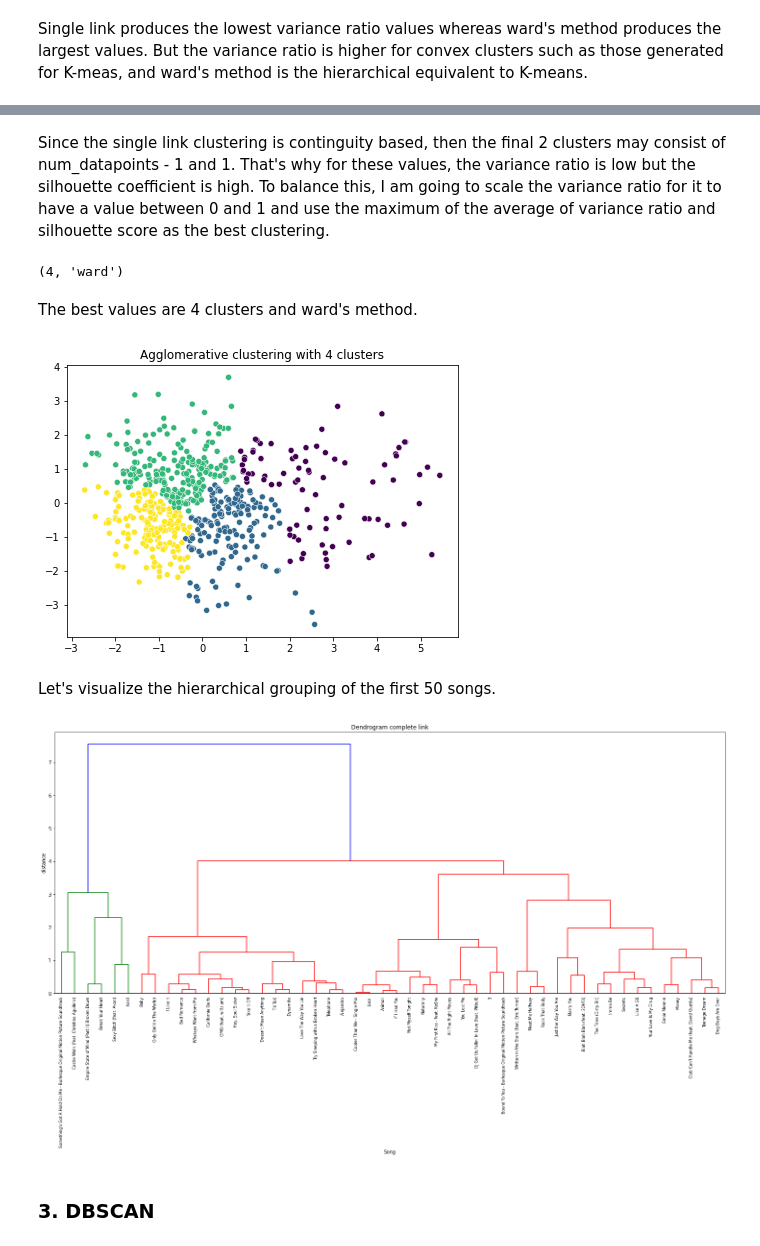
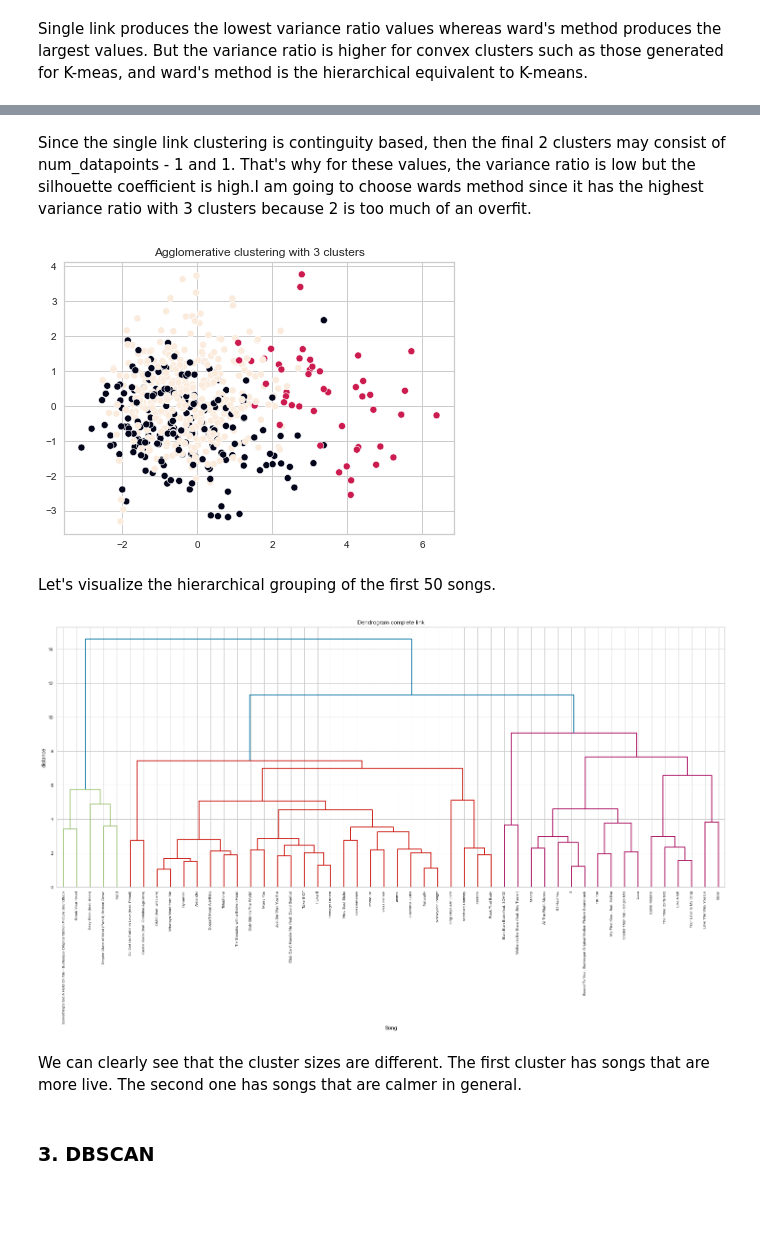
Before and after one commit to MilenaTrajanoska/spotify_top_tracks_analysis, a Jupyter notebook: clustering/clustering.ipynb, the cells around one changed output, grey strips where cells are left out. Cells and saved outputs as stored; diff of their text form; code cells hidden in the pictures; blank space fills up the shorter version.

```diff
--- a/clustering/clustering.ipynb
+++ b/clustering/clustering.ipynb
@@ -138,28 +112,27 @@ def plot_clusters(data, labels, title, centroids=None):
   plt.title(title)
   plt.show()
 # %%
-num_clusters = range(1, 10)
+num_clusters = range(1, 15)
 SSE = []
 silhouette_coefficients = []
 for k in num_clusters:
   kmeans = KMeans(n_clusters=k, max_iter=150, random_state=0)
-  kmeans.fit(decomposed_features)
+  kmeans.fit(data_no_outliers)
   SSE.append(kmeans.inertia_)
   if k != 1:
-    score = silhouette_score(decomposed_features, kmeans.labels_)
+    score = silhouette_score(data_no_outliers, kmeans.labels_)
     silhouette_coefficients.append(score)
+    plt.figure(figsize=(10,10))
+    plt.subplot(2, 7, k)
+    visualizer = SilhouetteVisualizer(kmeans, colors='yellowbrick', ax=plt.gca())
+    visualizer.fit(data_no_outliers)
+    visualizer.show()
+    plt.show()
 
 plt.figure(figsize=(10,10))
-plt.plot(range(1, 10), SSE, marker='o');
+plt.plot(range(1, 15), SSE, marker='o');
 plt.xlabel('K');
-plt.ylabel('SSE');
+plt.ylabel('SSE')
 plt.title('SSE vs Number of clusters')
 plt.show()
-
-plt.figure(figsize=(10,10))
-plt.plot(range(2, 10), silhouette_coefficients, marker='o')
-plt.xlabel("K")
-plt.ylabel("Silhouette Coefficient")
-plt.title('Silhouette score vs number of clusters')
-plt.show()
 # %% [output]
@@ -175,7 +160,7 @@ The sharp lowering of the sum of squared errors is at three clusters, after that
 # %% [markdown]
 Let's visualize the clusters. K-means has a tendention for globular, equally sized clusters.
 # %%
-kmeans = KMeans(n_clusters=kl.elbow, max_iter=150, random_state=0)
-kmeans.fit(decomposed_features)
-plot_clusters(decomposed_features, kmeans.labels_, "K-means with " +str(kl.elbow)+ " clusters", kmeans.cluster_centers_)
+kmeans = KMeans(n_clusters=8, max_iter=150, random_state=0)
+kmeans.fit(data_no_outliers)
+plot_clusters(decomposed_features, kmeans.labels_, "K-means with " +str(kl.elbow)+ " clusters")
 # %% [output]
@@ -194,11 +179,11 @@ for num_clust in range(2, 16):
   for link in ["ward", "complete", "average", "single"]:
     node = {}
     agglomerative = AgglomerativeClustering(n_clusters=num_clust, linkage=link)
-    agglomerative.fit(decomposed_features)
+    agglomerative.fit(data_no_outliers)
     node['num_clusters'] = num_clust
     node['linkage'] = link
-    node['silhouette score'] = silhouette_score(decomposed_features, agglomerative.labels_)
-    node['variance ratio'] = calinski_harabasz_score(decomposed_features, agglomerative.labels_)
+    node['silhouette score'] = silhouette_score(data_no_outliers, agglomerative.labels_)
+    node['variance ratio'] = calinski_harabasz_score(data_no_outliers, agglomerative.labels_)
     results.append(node)
 results = pd.DataFrame(results)
 # %%
@@ -254,2 +239,2 @@ for link in ["ward", "complete", "average", "single"]:
 # %% [markdown]
-Since the single link clustering is continguity based, then the final 2 clusters may consist of num_datapoints - 1 and 1. That's why for these values, the variance ratio is low but the silhouette coefficient is high. To balance this, I am going to scale the variance ratio for it to have a value between 0 and 1 and use the maximum of the average of variance ratio and silhouette score as the best clustering.
+Since the single link clustering is continguity based, then the final 2 clusters may consist of num_datapoints - 1 and 1. That's why for these values, the variance ratio is low but the silhouette coefficient is high.I am going to choose wards method since it has the highest variance ratio with 3 clusters because 2 is too much of an overfit.
@@ -260,28 +241,24 @@ best = results[results['combined metric'] == np.max(results['combined metric'])]
-# %%
-best['num_clusters'].values[0], best['linkage'].values[0]
-# %% [output]
-(4, 'ward')
-# %% [markdown]
-The best values are 4 clusters and ward's method.
 # %%
-agglomerative = AgglomerativeClustering(n_clusters=best['num_clusters'].values[0], linkage=best['linkage'].values[0])
-agglomerative.fit(decomposed_features)
-plot_clusters(decomposed_features, agglomerative.labels_, "Agglomerative clustering with " + str(best['num_clusters'].values[0]) + " clusters")
+agglomerative = AgglomerativeClustering(n_clusters=3, linkage='ward')
+agglomerative.fit(data_no_outliers)
+plot_clusters(decomposed_features, agglomerative.labels_, "Agglomerative clustering with 3 clusters")
 # %% [output]
-[figure, old version]
+[figure, new version]
 # %% [markdown]
 Let's visualize the hierarchical grouping of the first 50 songs.
 # %%
-Z = linkage(decomposed_features[:50], 'complete')
+Z = linkage(data_no_outliers[:50], 'ward')
 fig = plt.figure(figsize=(25, 10))
 plt.title('Dendrogram complete link')
 plt.xlabel('Song')
-plt.xticks(ticks = range(0, 10), labels=data.index[:50].tolist(), rotation=90)
+plt.xticks(ticks = range(0, 50), labels=data.index[:50].tolist(), rotation=90)
 plt.ylabel('distance')
 dendrogram(Z, leaf_rotation=90., leaf_font_size=8., ax=plt.gca(), labels=data.index[:50].tolist());
 plt.show()
 # %% [output]
-[figure, old version]
+[figure, new version]
+# %% [markdown]
+We can clearly see that the cluster sizes are different. The first cluster has songs that are more live. The second one has songs that are calmer in general.
 # %% [markdown]
 <h3>3. DBSCAN</h3>
 # %%
```
Also changed, not shown: parts of 33 cells of this notebook, 9 other files.
